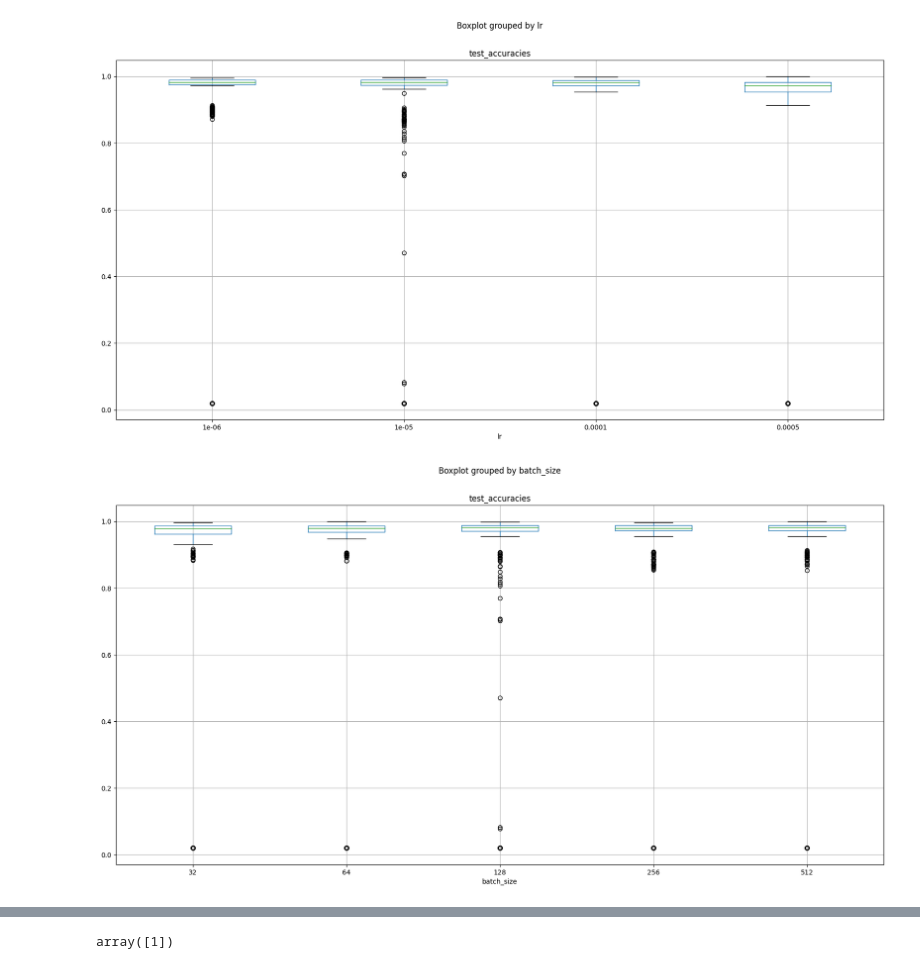
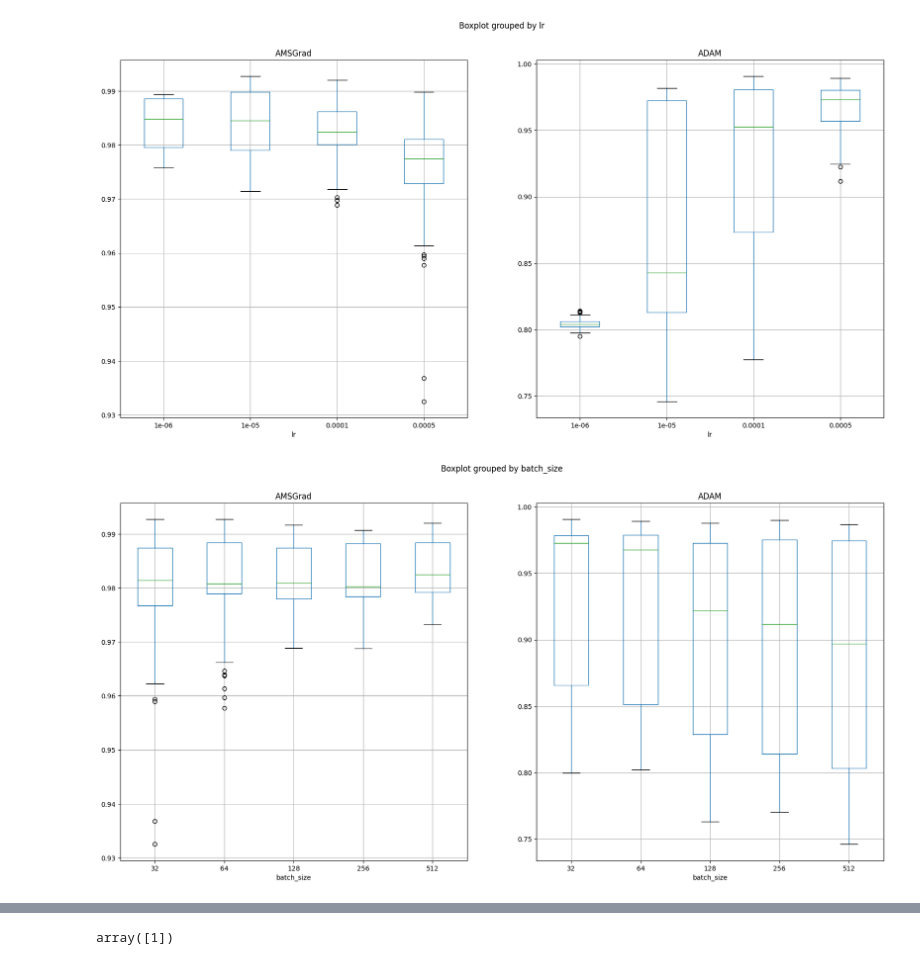
Before and after one commit to Lotto98/Sign-Language-MNIST, a Jupyter notebook: src/Classifier_2.ipynb, the cells around one changed output, grey strips where cells are left out. Cells and saved outputs as stored; diff of their text form; code cells hidden in the pictures.

Commit message:
hyperparameters plots

```diff
--- a/src/Classifier_2.ipynb
+++ b/src/Classifier_2.ipynb
@@ -42,3 +32,3 @@ all_results.head(10)
 # %%
-plot_hyper()
+plot_hyper(all_results)
 # %% [output]
@@ -47,2 +37,2 @@ plot_hyper()
-[figure, old version]
+[figure, new version]
-[figure, old version]
+[figure, new version]
```
Also changed, not shown: parts of 13 cells of this notebook, 1 other file.
